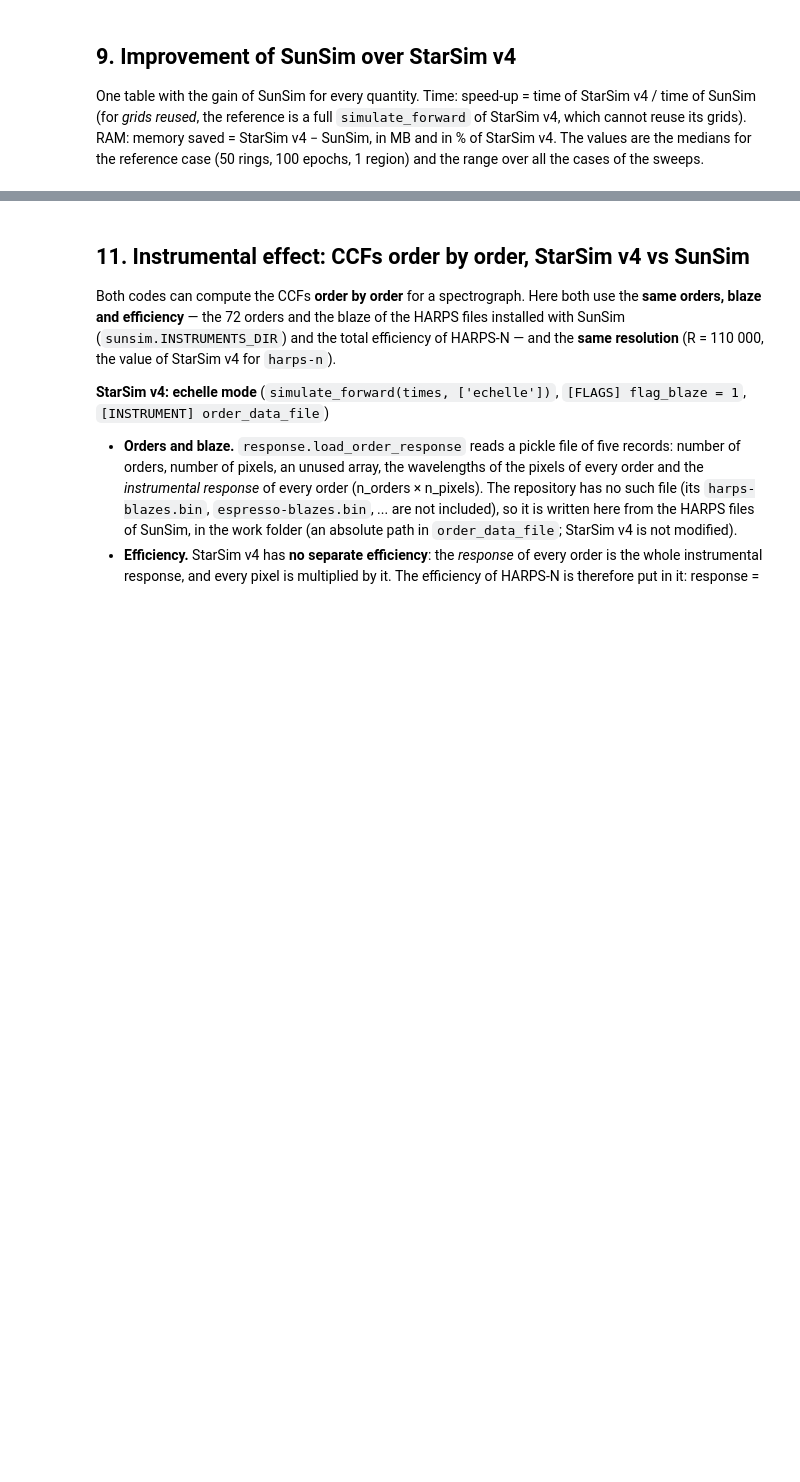
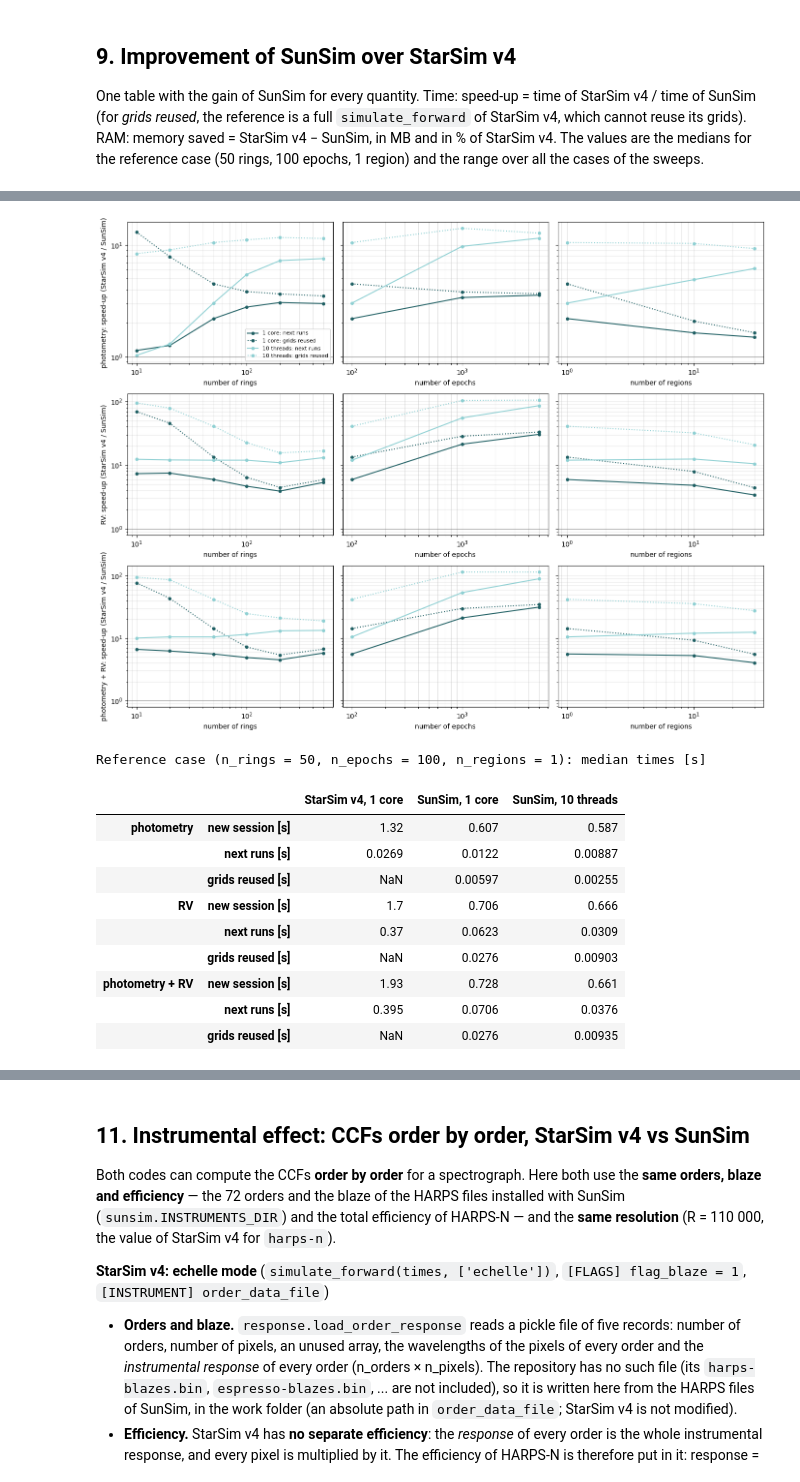
Before and after one commit to sophiestucki/sunsim, a Jupyter notebook: benchmarks/benchmark_starsim4.ipynb, the cells around one changed output, grey strips where cells are left out. Saved outputs shown, nothing was run; the diff lists cells and outputs as text; code cells hidden in the pictures; blank space fills up the shorter version.

Commit message:
benchmark 1 core

```diff
--- a/benchmarks/benchmark_starsim4.ipynb
+++ b/benchmarks/benchmark_starsim4.ipynb
@@ -1402,0 +1512,42 @@ improvement
+# %%
+# speed-up against every parameter: 1 core (dark) and all the threads (light); next runs (solid), grids reused (dotted)
+shades = {'1 core': '#1f5f63', '%d threads' % n_threads_all: '#8fd0d3'}
+fig, axes = plt.subplots(len(modes), len(sweeps), figsize=(14, 3.6 * len(modes)), sharey='row')
+for i, mode in enumerate(modes):
+    for j, (key, values) in enumerate(sweeps.items()):
+        ax = axes[i, j]
+        d = speedup_1core.loc[mode_names[mode]].loc[['%s = %d' % (key, v) for v in values]]
+        for label, colour in shades.items():
+            group = 'StarSim v4 / SunSim, ' + label
+            ax.plot(values, d[(group, 'next runs')], '-o', color=colour, ms=4, label='%s: next runs' % label)
+            ax.plot(values, d[(group, 'grids reused')], ':o', color=colour, ms=4, label='%s: grids reused' % label)
+        ax.axhline(1, color='grey', lw=0.8)
+        ax.set_xscale('log')
+        ax.set_yscale('log')
+        ax.set_xlabel(labels[key])
+        ax.grid(alpha=0.3, which='both')
+    axes[i, 0].set_ylabel('%s: speed-up (StarSim v4 / SunSim)' % mode_names[mode])
+axes[0, 0].legend(fontsize=8)
+plt.tight_layout()
+plt.show()
+
+# reference case: times of the three settings
+ref_ix = tuple(reference[k] for k in case_keys)
+ref_1core = pd.DataFrame({(mode_names[mode], col): {name: setting_rows(name, mode).loc[ref_ix, col] for name in settings_1core}
+                          for mode in modes for col in ('new session [s]', 'next runs [s]', 'grids reused [s]')}).T
+pd.options.display.float_format = '{:.3g}'.format
+print('Reference case (%s): median times [s]' % ', '.join('%s = %d' % kv for kv in reference.items()))
+ref_1core
+# %% [output]
+[figure, added]
+Reference case (n_rings = 50, n_epochs = 100, n_regions = 1): median times [s]
+|  |  | StarSim v4, 1 core | SunSim, 1 core | SunSim, 10 threads |
+| photometry | new session [s] | 1.32 | 0.607 | 0.587 |
+|  | next runs [s] | 0.0269 | 0.0122 | 0.00887 |
+|  | grids reused [s] | NaN | 0.00597 | 0.00255 |
+| RV | new session [s] | 1.7 | 0.706 | 0.666 |
+|  | next runs [s] | 0.37 | 0.0623 | 0.0309 |
+|  | grids reused [s] | NaN | 0.0276 | 0.00903 |
+| photometry + RV | new session [s] | 1.93 | 0.728 | 0.661 |
+|  | next runs [s] | 0.395 | 0.0706 | 0.0376 |
+|  | grids reused [s] | NaN | 0.0276 | 0.00935 |
```
Also changed, not shown: parts of 4 cells of this notebook, 4 other files.
